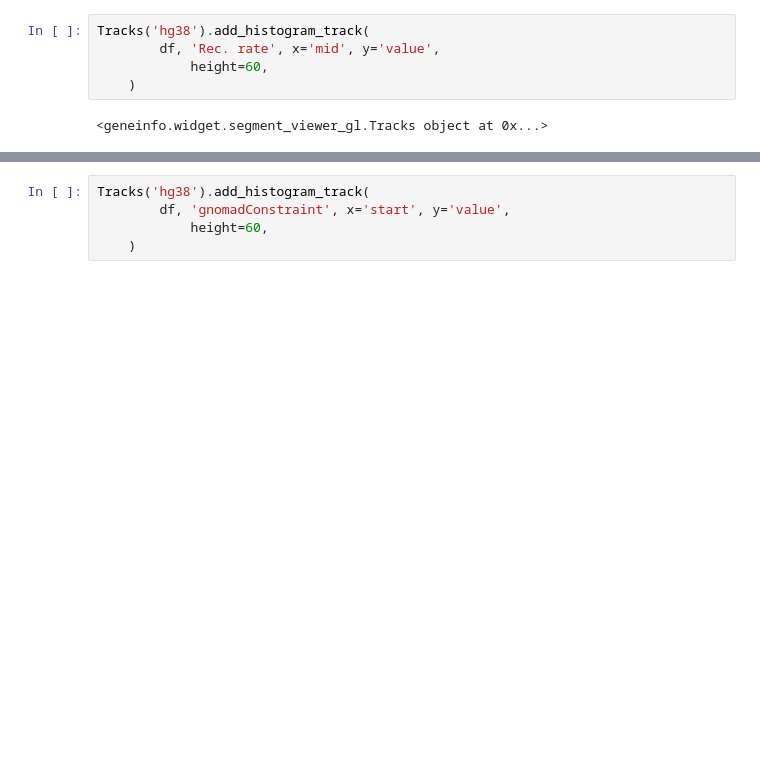
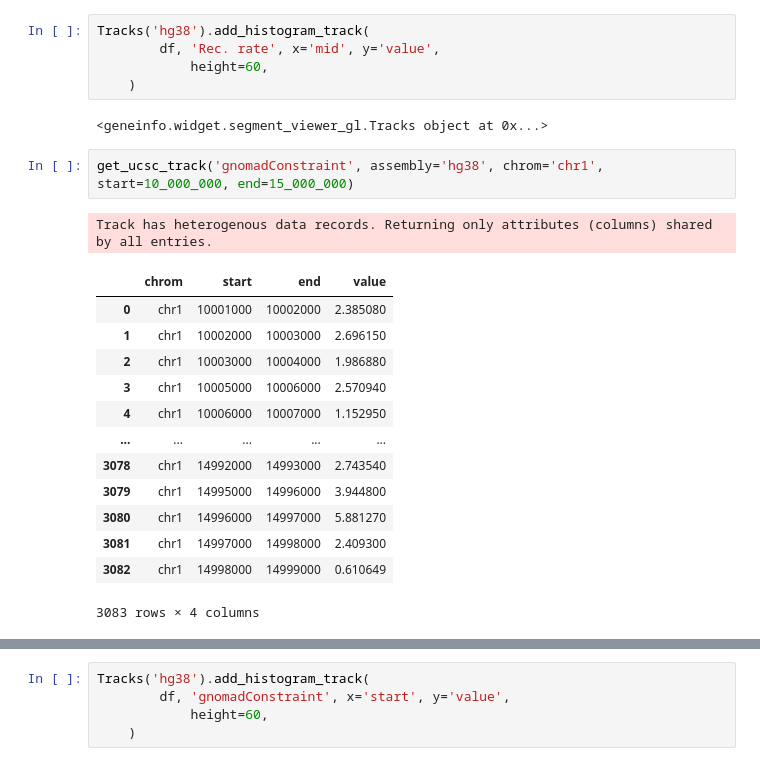
Before and after one commit to munch-group/geneinfo, a Jupyter notebook: notebooks/chrom_tracks_demo.ipynb, the cells around one changed output, grey strips where cells are left out. Saved outputs shown, nothing was run; the diff lists cells and outputs as text; blank space fills up the shorter version.

Commit message:
Added draft new version of ucsc support

```diff
--- a/notebooks/chrom_tracks_demo.ipynb
+++ b/notebooks/chrom_tracks_demo.ipynb
@@ -493,5 +658,22 @@ Tracks('hg38').add_histogram_track(
     )
 # %% [output]
 <geneinfo.widget.segment_viewer_gl.Tracks object at 0x...>
+# %%
+get_ucsc_track('gnomadConstraint', assembly='hg38', chrom='chr1', start=10_000_000, end=15_000_000)
+# %% [output]
+Track has heterogenous data records. Returning only attributes (columns) shared by all entries.
+|  | chrom | start | end | value |
+| 0 | chr1 | 10001000 | 10002000 | 2.385080 |
+| 1 | chr1 | 10002000 | 10003000 | 2.696150 |
+| 2 | chr1 | 10003000 | 10004000 | 1.986880 |
+| 3 | chr1 | 10005000 | 10006000 | 2.570940 |
+| 4 | chr1 | 10006000 | 10007000 | 1.152950 |
+| ... | ... | ... | ... | ... |
+| 3078 | chr1 | 14992000 | 14993000 | 2.743540 |
+| 3079 | chr1 | 14995000 | 14996000 | 3.944800 |
+| 3080 | chr1 | 14996000 | 14997000 | 5.881270 |
+| 3081 | chr1 | 14997000 | 14998000 | 2.409300 |
+| 3082 | chr1 | 14998000 | 14999000 | 0.610649 |
+3083 rows × 4 columns
 # %%
 df = get_ucsc_track('gnomadConstraint', assembly='hg38',
```
Also changed, not shown: parts of 18 cells of this notebook, 1 other file.
